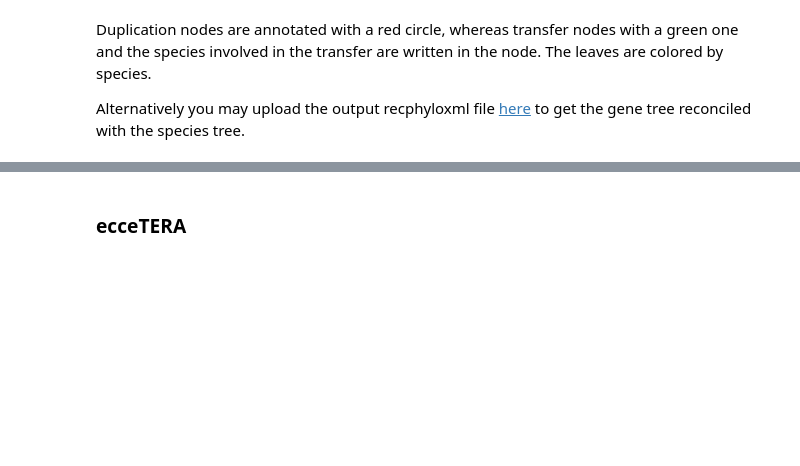
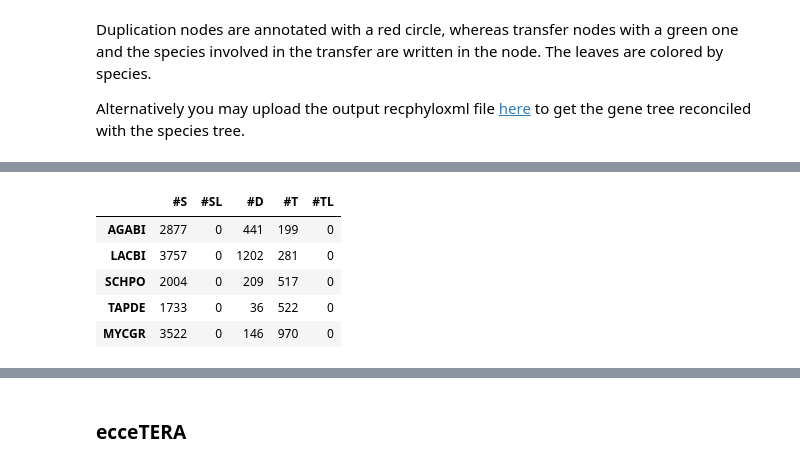
Before and after one commit to Gabaldonlab/phylome_analysis_giaco, a Jupyter notebook: examples/example_disc.ipynb, the cells around one changed output, grey strips where cells are left out. Saved outputs shown, nothing was run; the diff lists cells and outputs as text; code cells hidden in the pictures; blank space fills up the shorter version.

```diff
--- a/examples/example_disc.ipynb
+++ b/examples/example_disc.ipynb
@@ -92,0 +97,13 @@ SVG(filename='./out_dir15/plot_grax_Phy008FIW9_rec.svg')
+# %%
+sp_tree = "out_dir15/starting_species_tree.newick"
+sptree = Tree(sp_tree, format=1)
+events_file = "out_dir15/per_species_event_counts.txt"
+events_df = ap.read_per_sp_counts(events_file)
+events_df.head()
+# %% [output]
+|  | #S | #SL | #D | #T | #TL |
+| AGABI | 2877 | 0 | 441 | 199 | 0 |
+| LACBI | 3757 | 0 | 1202 | 281 | 0 |
+| SCHPO | 2004 | 0 | 209 | 517 | 0 |
+| TAPDE | 1733 | 0 | 36 | 522 | 0 |
+| MYCGR | 3522 | 0 | 146 | 970 | 0 |
```
Also changed, not shown: parts of 17 cells of this notebook, 12 other files.
